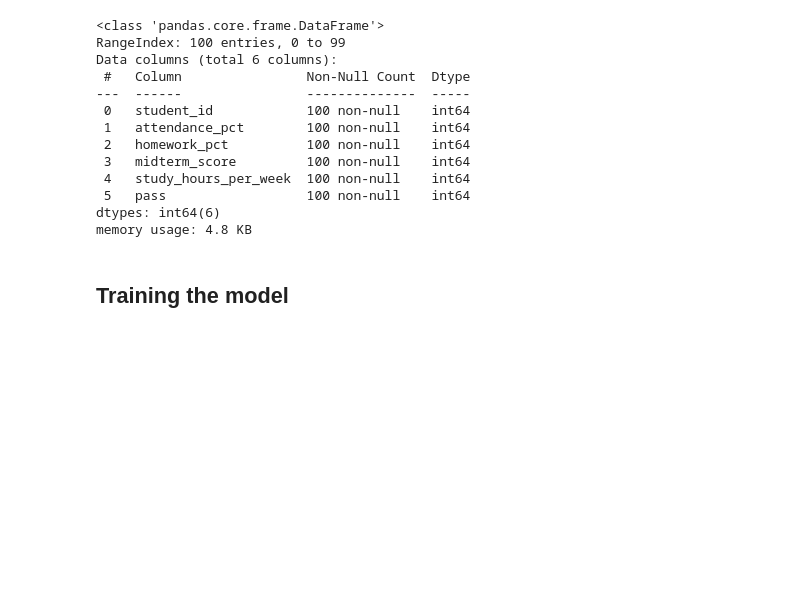
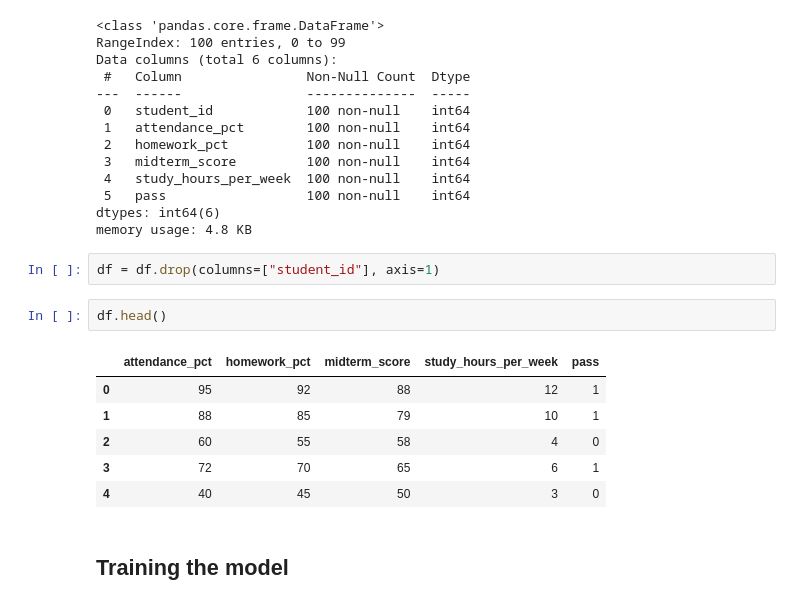
Before and after one commit to lakshya-05/Machine-Learning, a Jupyter notebook: Random Forest/example/student_res_pred.ipynb, the cells around one changed output. Drawn from its saved outputs; the diff is of its cells as text; blank space fills up the shorter version.

```diff
--- a/Random Forest/example/student_res_pred.ipynb
+++ b/Random Forest/example/student_res_pred.ipynb
@@ -27,6 +27,17 @@ Data columns (total 6 columns):
  5   pass                  100 non-null    int64
 dtypes: int64(6)
 memory usage: 4.8 KB
+# %%
+df = df.drop(columns=["student_id"], axis=1)
+# %%
+df.head()
+# %% [output]
+|  | attendance_pct | homework_pct | midterm_score | study_hours_per_week | pass |
+| 0 | 95 | 92 | 88 | 12 | 1 |
+| 1 | 88 | 85 | 79 | 10 | 1 |
+| 2 | 60 | 55 | 58 | 4 | 0 |
+| 3 | 72 | 70 | 65 | 6 | 1 |
+| 4 | 40 | 45 | 50 | 3 | 0 |
 # %% [markdown]
 ## Training the model
 # %%
```
Also changed, not shown: parts of 14 cells of this notebook.
